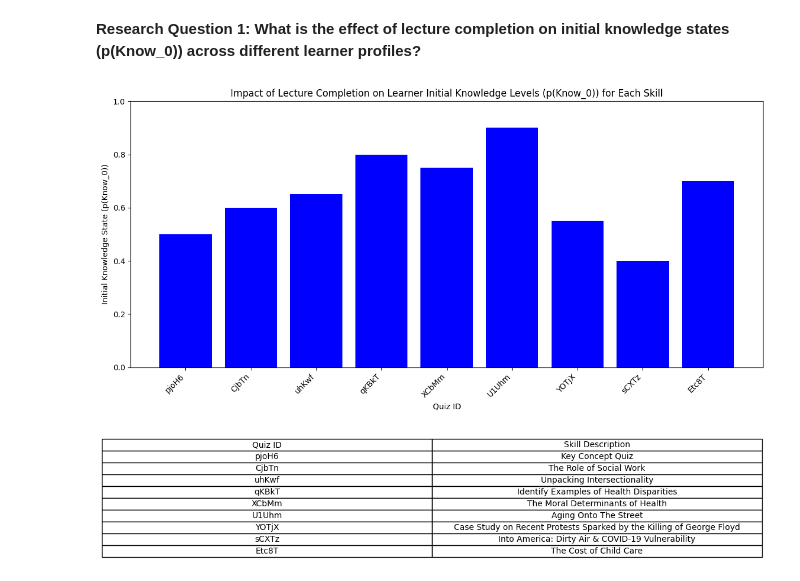
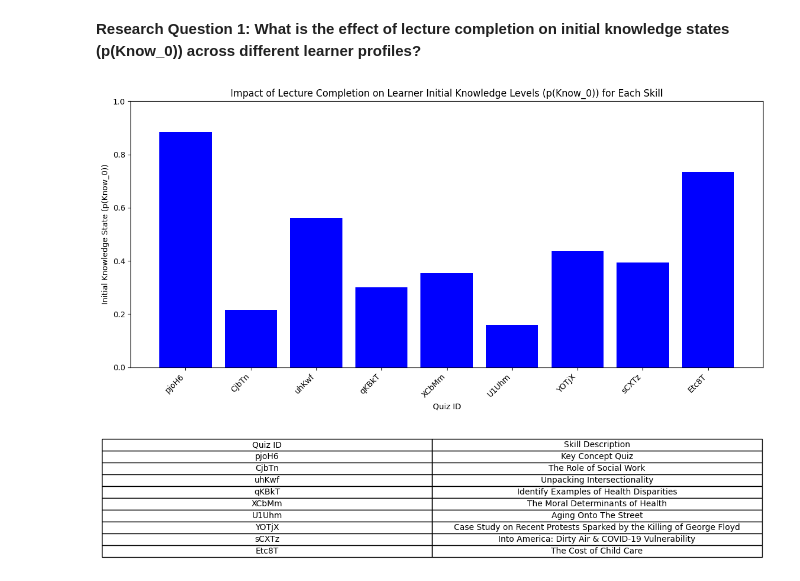
Before and after one commit to rozankc/Roza_INFO5731_Fall2024, a Jupyter notebook: Group3_BKT_Final_Project.ipynb, the cells around one changed output. Saved outputs shown, nothing was run; the diff lists cells and outputs as text; code cells hidden in the pictures.

```diff
--- a/Group3_BKT_Final_Project.ipynb
+++ b/Group3_BKT_Final_Project.ipynb
@@ -185,10 +165,7 @@ import matplotlib.pyplot as plt
 import pandas as pd
 
 
-# Step 1: Filter Data for Students Who Completed the Lecture
-completed_lecture_data = data[data['Lecture Completed'] == 'Yes']
-
-# Step 2: Define Quiz IDs and Skill Names
+# Step 1: Define Quiz IDs and Skill Names
 quiz_skill_mapping = {
     'CjbTn': 'The Role of Social Work',
     'Etc8T': 'The Cost of Child Care',
@@ -197,39 +174,39 @@ quiz_skill_mapping = {
     'sCXTz': 'Into America: Dirty Air & COVID-19 Vulnerability',
     'U1Uhm': 'Aging Onto The Street',
     'uhKwf': 'Unpacking Intersectionality',
     'XCbMm': 'The Moral Determinants of Health',
     'YOTjX': 'Case Study on Recent Protests Sparked by the Killing of George Floyd'
 }
 
-# Step 3: Extract Initial Knowledge States for Completed Lectures
-# Get unique quiz IDs from the completed lecture data
-skills = completed_lecture_data['Quiz ID'].unique()  # Get unique skill names
+# Step 2: Extract Initial Knowledge States
+# Get unique quiz IDs
+skills = data['Quiz ID'].unique()  # Get unique skill names
 
 # Sort the index of the DataFrame
 params = params.sort_index()
 
 # Extract initial knowledge states correctly for each skill
 initial_knowledge_states = [params.loc[(skill, 'prior')].values[0] for skill in skills if (skill, 'prior') in params.index]
 # Convert the NumPy array to a single numeric value
 initial_knowledge_states = [val.item() for val in initial_knowledge_states]
 
-# Step 5: Create a list of skill names corresponding to the quiz IDs
+# Step 3: Create a list of skill names corresponding to the quiz IDs
 quiz_ids = skills
 skill_names = [quiz_skill_mapping.get(skill, skill) for skill in skills]
 
-# Step 6: Plotting (Separate Figure)
+# Step 4: Plotting (Separate Figure)
 fig1, ax1 = plt.subplots(figsize=(12, 6))
 ax1.bar(quiz_ids, initial_knowledge_states, color='blue')
 ax1.set_xticks(quiz_ids)
 ax1.set_xticklabels(quiz_ids, rotation=45, ha='right')
 ax1.set_xlabel('Quiz ID')
 ax1.set_ylabel('Initial Knowledge State (p(Know_0))')
 ax1.set_title('Impact of Lecture Completion on Learner Initial Knowledge Levels (p(Know_0)) for Each Skill')
 ax1.set_ylim(0, 1)
 plt.tight_layout()
 plt.show()  # Show the plot
 # %% [output]
-[figure, old version]
+[figure, new version]
 # %%
 # Step 7: Create table
 fig2, ax2 = plt.subplots(figsize=(12, 2))
```
Also changed, not shown: parts of 3 cells of this notebook.
